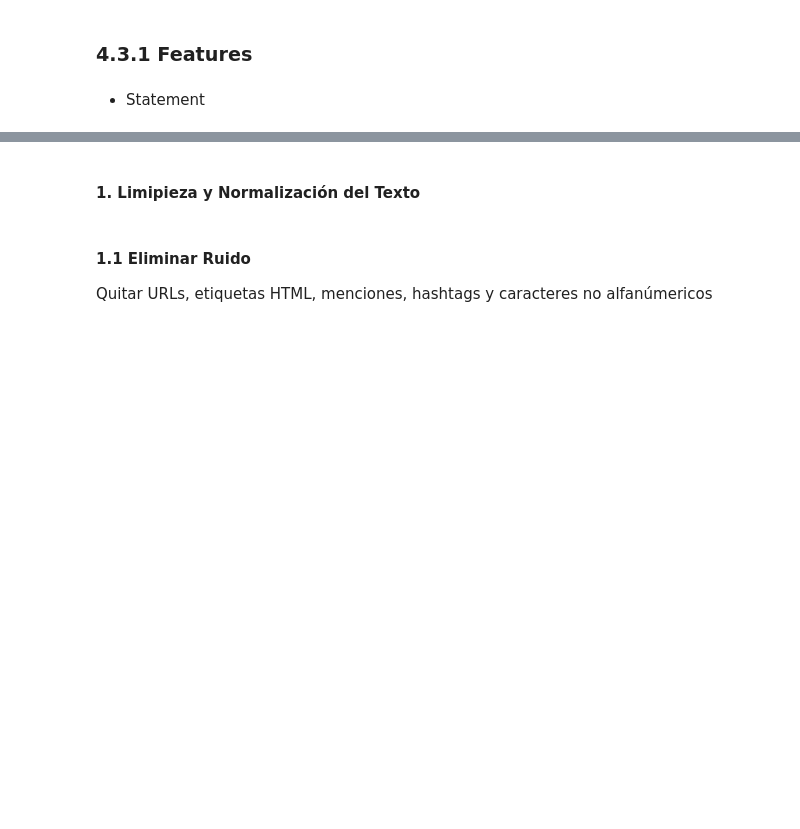
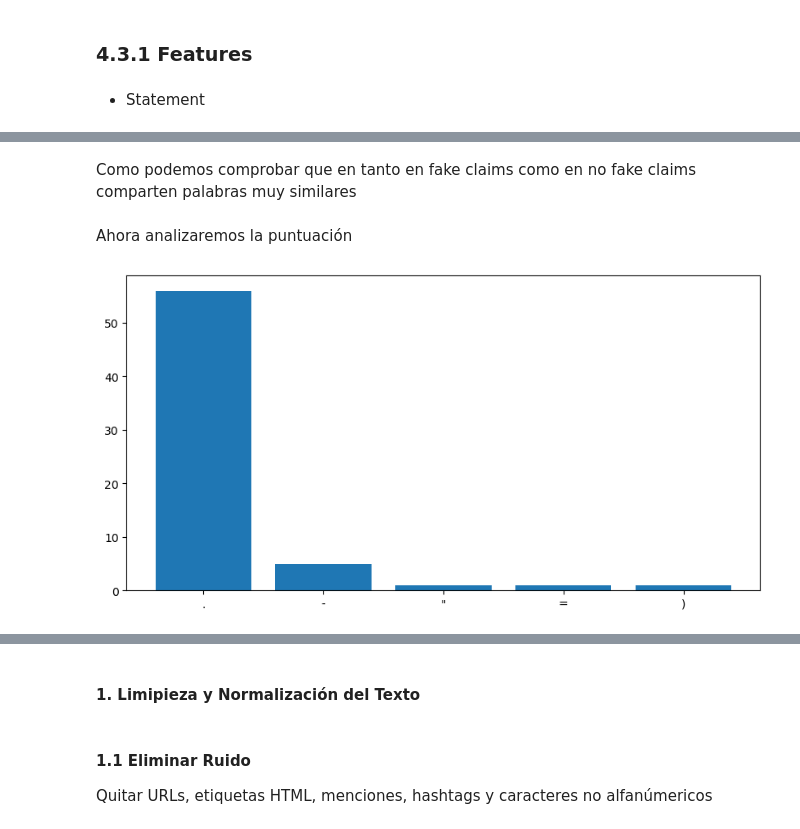
Before and after one commit to Tehedor/Reto2_ML-ABID, a Jupyter notebook: 1_Carga_limpieza_datos.ipynb, the cells around one changed output, grey strips where cells are left out. Cells and saved outputs as stored; diff of their text form; code cells hidden in the pictures; blank space fills up the shorter version.

```diff
--- a/1_Carga_limpieza_datos.ipynb
+++ b/1_Carga_limpieza_datos.ipynb
@@ -215,0 +286,21 @@ Al ser demasiados nulos intentaremos sacar la información de otras columnas
+# %% [markdown]
+Como podemos comprobar que en tanto en fake claims como en no fake claims comparten palabras muy similares
+# %% [markdown]
+Ahora analizaremos la puntuación
+# %%
+import string
+#Common punctuation in offensive texts
+plt.figure(figsize=(10,5))
+corpus=create_collection(0)
+
+dic=defaultdict(int)
+special = string.punctuation
+for i in (corpus):
+    if i in special:
+        dic[i]+=1
+
+x,y=zip(*dic.items())
+plt.bar(x,y)
+plt.show()
+# %% [output]
+[figure, added]
```
Also changed, not shown: parts of 21 cells of this notebook, 4 other files.
